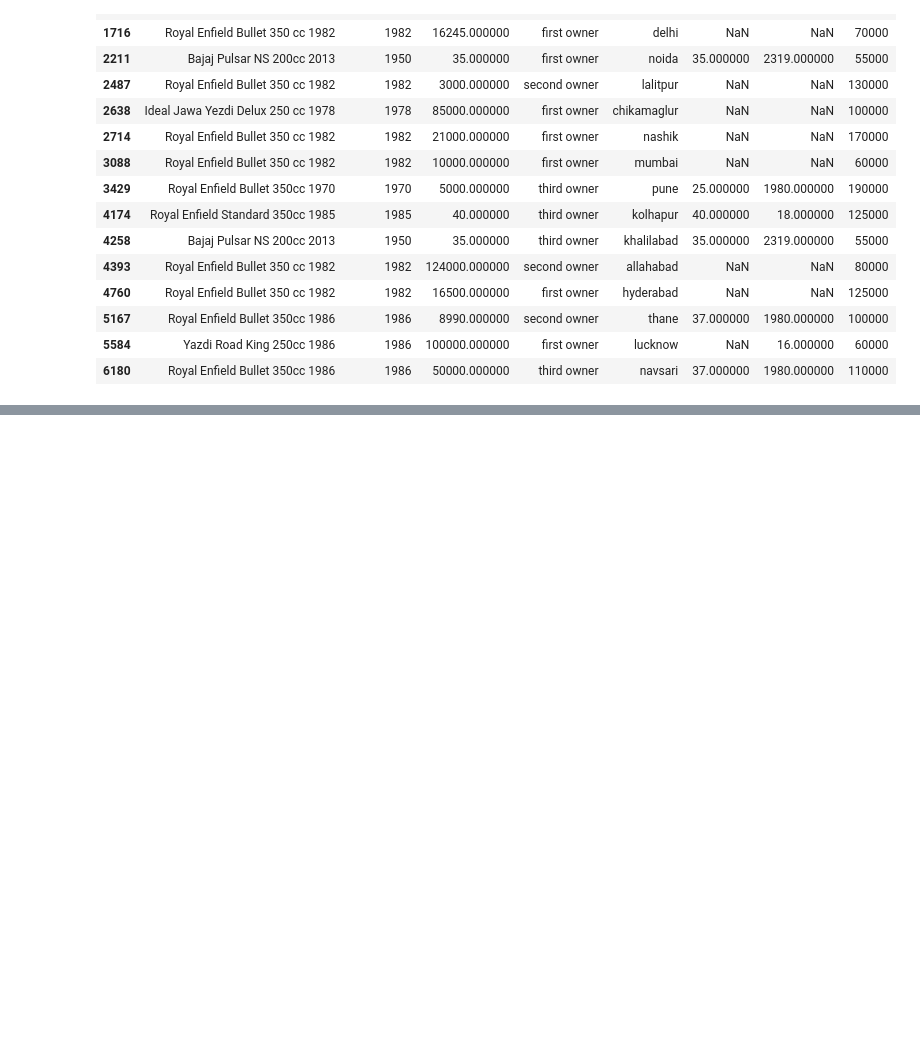
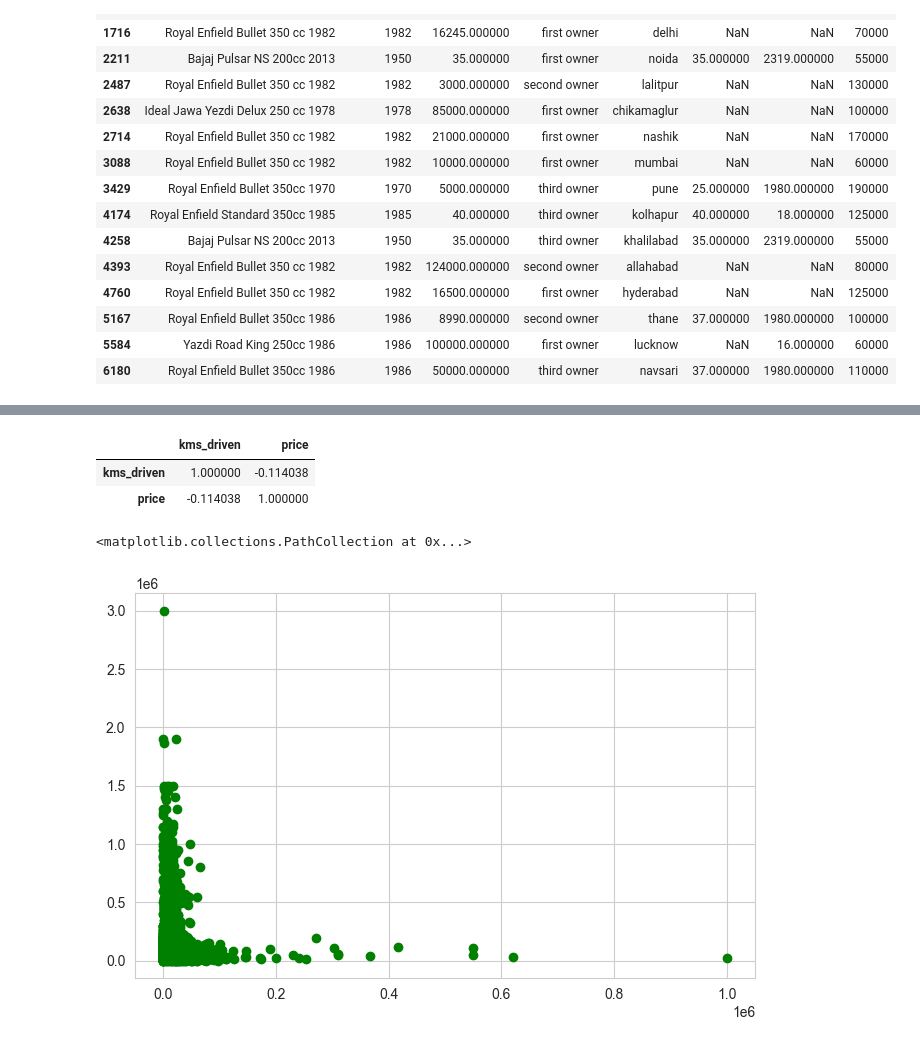
Before and after one commit to chourasiyamayank767-droid/Ricr.ML, a Jupyter notebook: Ricr_project/Used_Bike_price_Analysis.ipynb, the cells around one changed output, grey strips where cells are left out. Cells and saved outputs as stored; diff of their text form; code cells hidden in the pictures; blank space fills up the shorter version.

```diff
--- a/Ricr_project/Used_Bike_price_Analysis.ipynb
+++ b/Ricr_project/Used_Bike_price_Analysis.ipynb
@@ -271,0 +390,12 @@ warnings.filterwarnings('ignore')
+# %%
+df_clean[['kms_driven','price']].corr()
+# %% [output]
+|  | kms_driven | price |
+| kms_driven | 1.000000 | -0.114038 |
+| price | -0.114038 | 1.000000 |
+# %%
+plt.figure(figsize=(8,5))
+plt.scatter(data=df_clean,x='kms_driven',y='price',color='green')
+# %% [output]
+<matplotlib.collections.PathCollection at 0x...>
+[figure, added]
```
Also changed, not shown: parts of 31 cells of this notebook.
